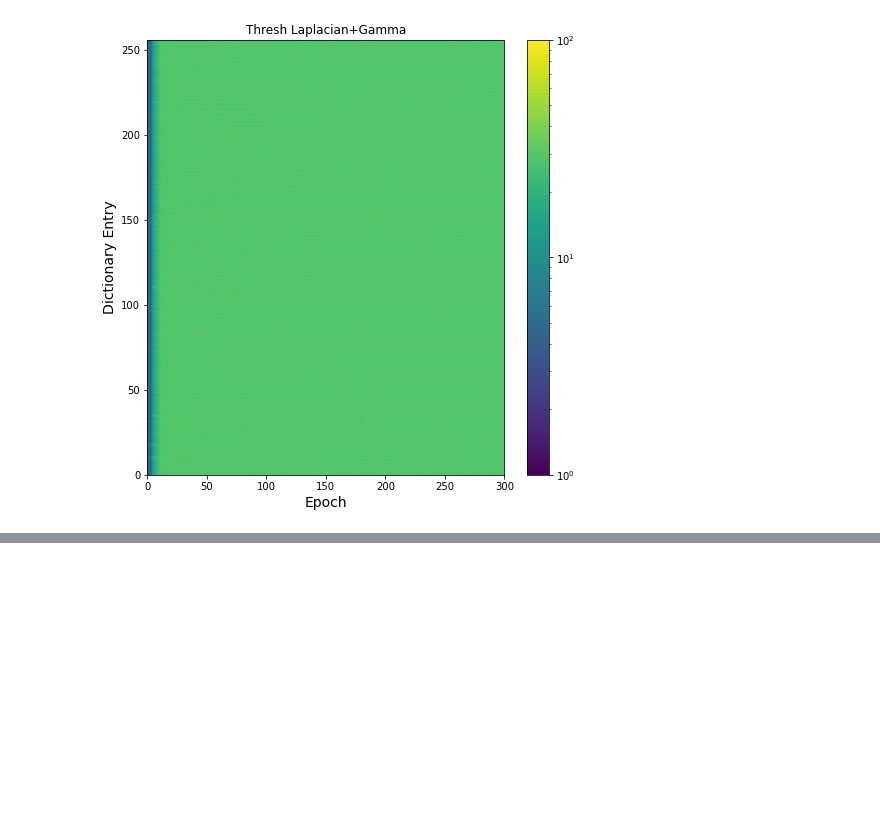
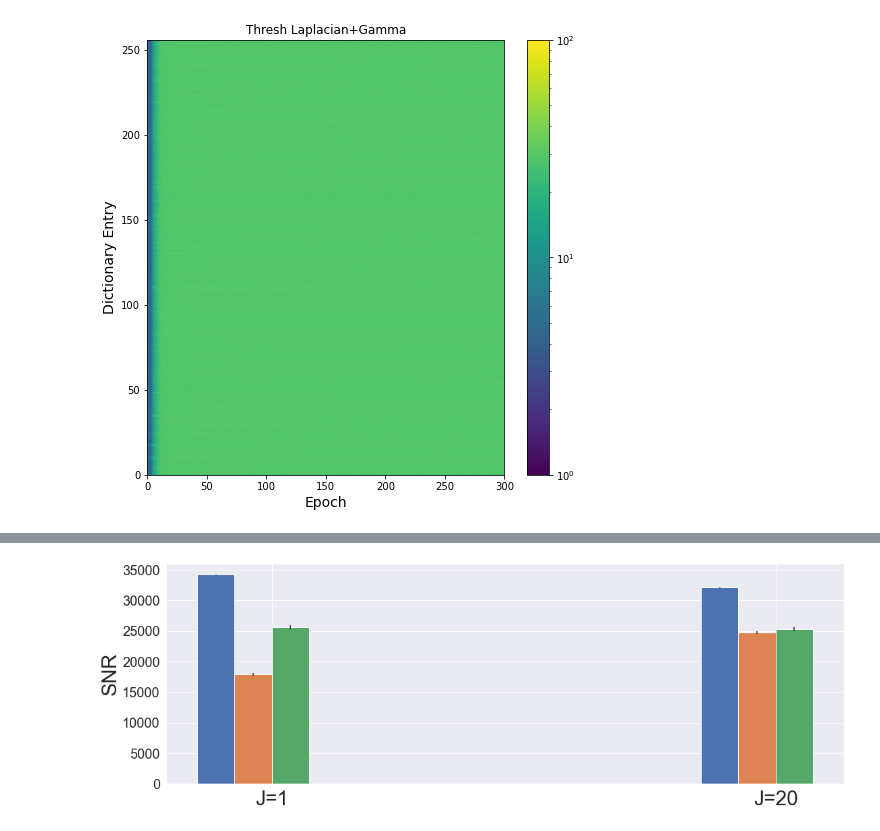
Before and after one commit to kfallah/variational-sparse-coding, a Jupyter notebook: vsc_plotting.ipynb, the cells around one changed output, grey strips where cells are left out. Cells and saved outputs as stored; diff of their text form; code cells hidden in the pictures; blank space fills up the shorter version.

```diff
--- a/vsc_plotting_sweep.ipynb
+++ b/vsc_plotting.ipynb
@@ -256,0 +334,42 @@ for idx, label in enumerate(file_labels):
+# %%
+plt_colors = sns.color_palette()
+
+J1_dict_mean = {
+    "Gaussian":                     3.42e4,
+    "Spike-and-Slab":               1.79e4,
+    "Thresholded Laplacian":        2.564e4,
+}
+
+J1_dict_std = {
+    "Gaussian":                     8.54e1,
+    "Spike-and-Slab":               2.22e2,
+    "Thresholded Laplacian":        3.06e2,
+}
+
+J20_dict_mean = {
+    "Gaussian":                     3.21e4,
+    "Spike-and-Slab":               2.48e4,
+    "Thresholded Laplacian":        2.53e4,
+}
+
+J20_dict_std = {
+    "Gaussian":                     1.33e2,
+    "Spike-and-Slab":               5.04e2,
+    "Thresholded Laplacian":        1.50e2,
+}
+
+plt.figure(figsize=(18,6))
+for idx, key in enumerate(J1_dict_mean.keys()):
+    plt.bar(idx*0.4, J1_dict_mean[key], width=0.4, yerr=J1_dict_std[key],
+            color=plt_colors[idx], label=key)
+    plt.bar(idx*0.4 + 2.4 + 3, J20_dict_mean[key], width=0.4, yerr=J1_dict_std[key],
+            color=plt_colors[idx], label=key)
+plt.xticks([0.6, 3 + 3], ["J=1","J=20"], fontsize=30)
+plt.yticks(fontsize=20)
+plt.ylabel("SNR", fontsize=30)
+
+handles, labels = plt.gca().get_legend_handles_labels()
+by_label = dict(zip(labels, handles))
+#plt.legend(by_label.values(), by_label.keys(), fontsize=14)
+# %% [output]
+[figure, added]
```
Also changed, not shown: parts of 5 cells of this notebook.
